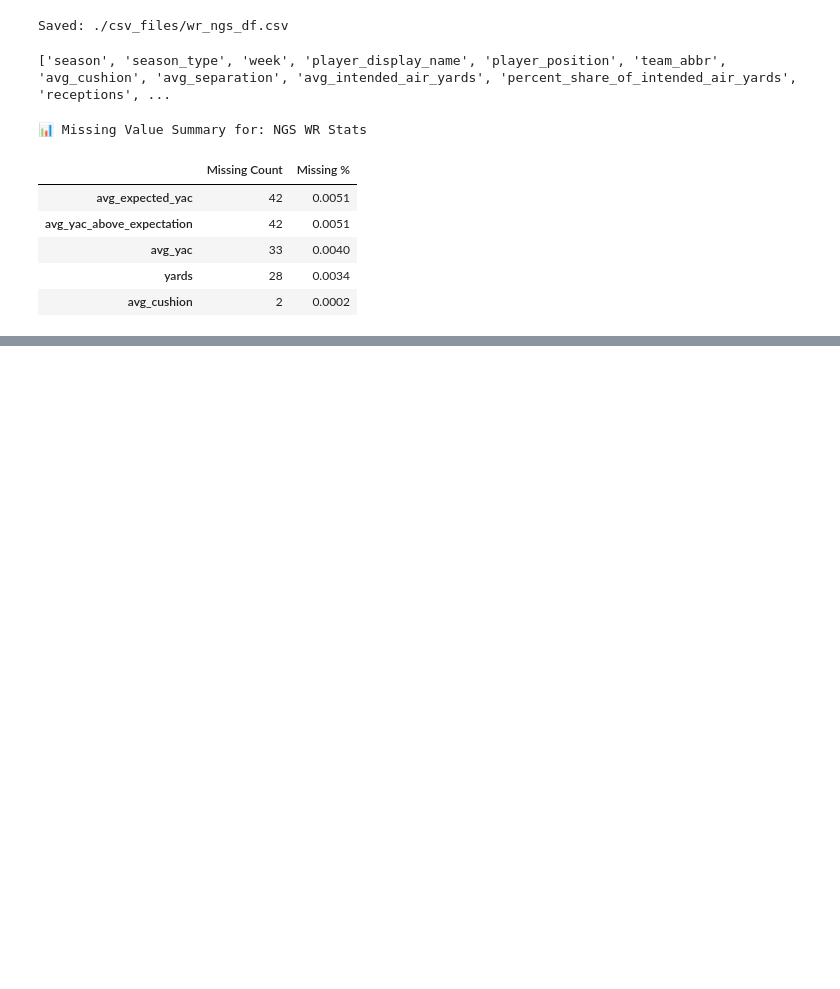
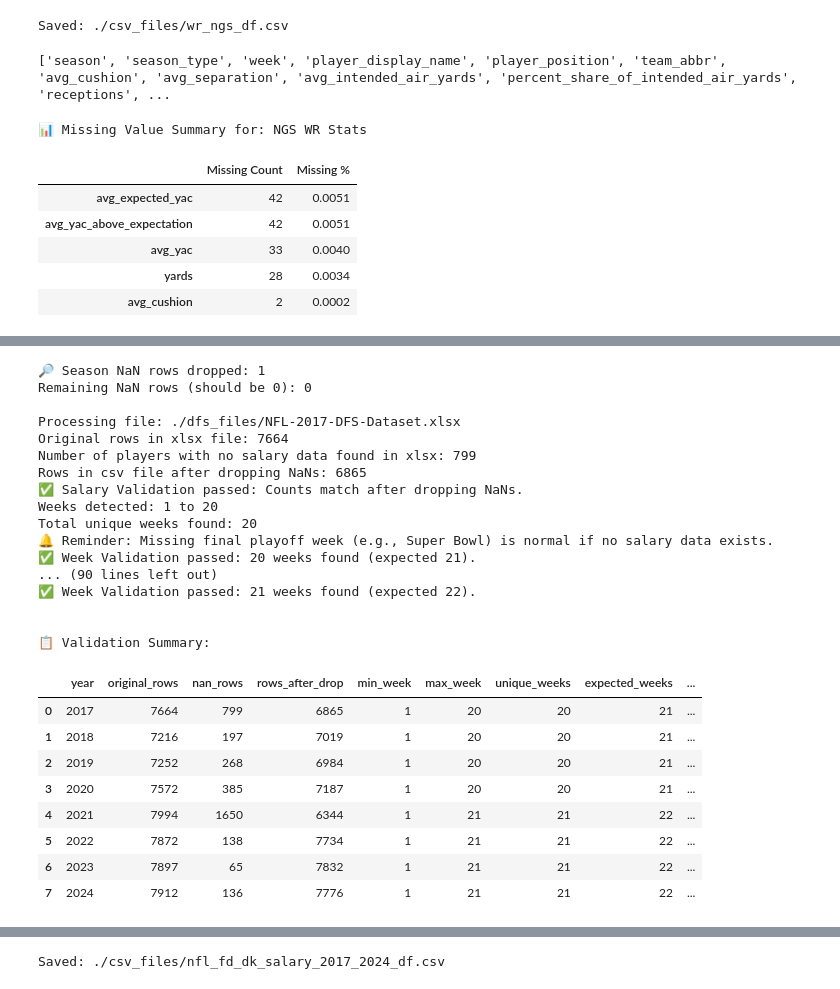
Before and after one commit to ARCtechmo/fanfav, a Jupyter notebook: wr_df_v2.ipynb, the cells around one changed output, grey strips where cells are left out. Cells and saved outputs as stored; diff of their text form; code cells hidden in the pictures; blank space fills up the shorter version.

```diff
--- a/wr_df_v2.ipynb
+++ b/wr_df_v2.ipynb
@@ -941,7 +1076,7 @@ def clean_column_dfs(col):
     )
 # %%
 # Read the excel files
-filepath = 'NFL-2024-DFS-Dataset.xlsx'
+filepath = './dfs_files/NFL-2024-DFS-Dataset.xlsx'
 dfs_raw = pd.read_excel(filepath, header=[0, 1])
 original_row_count = len(dfs_raw)
 
@@ -1085,7 +1227,7 @@ def create_DFS_dataframe(filepath, year):
 # output: data validation checks
 
 # Find all matching files
-file_list = sorted(glob.glob('NFL-*-DFS-Dataset.xlsx'))
+file_list = sorted(glob.glob('./dfs_files/NFL-*-DFS-Dataset.xlsx'))
 
 # Handle if no files found
 if not file_list:
@@ -1101,41 +1243,58 @@ else:
         file_years.append(int(year))
 
         year_df, validation_info = create_DFS_dataframe(file, year)
-
-        # ** csv file ***
-        # Save per-year CSV
-        # year_df.to_csv(f'nfl_fd_dk_salary_{year}.csv', index=False)
 
         # Append to master list
         all_years_dfs.append(year_df)
         validation_records.append(validation_info)
 
     # Create validation summary DataFrame
     validation_summary_df = pd.DataFrame(validation_records)
     print("\n📋 Validation Summary:")
     display(validation_summary_df)
 
     # Combine all years into one big dataframe
     nfl_fd_dk_salary_combined = pd.concat(all_years_dfs, ignore_index=True)
 
     # Determine latest season dynamically
     current_season = max(file_years)
 
     # Export final combined CSV
     final_filename = f'nfl_fd_dk_salary_2017_{current_season}.csv'
 
     # If the file already exists, create a backup
     if os.path.exists(final_filename):
         timestamp = datetime.now().strftime("%Y%m%d_%H%M%S")
         backup_filename = f'nfl_fd_dk_salary_2017_{current_season}_backup_{timestamp}.csv'
         shutil.copy(final_filename, backup_filename)
         print(f"🛡️ Backup created: {backup_filename}")
 
-
-    # *** csv file ***
-    # nfl_fd_dk_salary_combined.to_csv(final_filename, index=False)
-
-    print(f"\n✅ Final combined CSV saved as: {final_filename}")
-
     # Display a quick preview
     display(nfl_fd_dk_salary_combined.head())
+# %% [output]
+🔎 Season NaN rows dropped: 1
+Remaining NaN rows (should be 0): 0
+
+Processing file: ./dfs_files/NFL-2017-DFS-Dataset.xlsx
+Original rows in xlsx file: 7664
+Number of players with no salary data found in xlsx: 799
+Rows in csv file after dropping NaNs: 6865
+✅ Salary Validation passed: Counts match after dropping NaNs.
+Weeks detected: 1 to 20
+Total unique weeks found: 20
+🔔 Reminder: Missing final playoff week (e.g., Super Bowl) is normal if no salary data exists.
+✅ Week Validation passed: 20 weeks found (expected 21).
+... (90 lines left out)
+✅ Week Validation passed: 21 weeks found (expected 22).
+
+
+📋 Validation Summary:
+|  | year | original_rows | nan_rows | rows_after_drop | min_week | max_week | unique_weeks | expected_weeks | ... |
+| 0 | 2017 | 7664 | 799 | 6865 | 1 | 20 | 20 | 21 | ... |
+| 1 | 2018 | 7216 | 197 | 7019 | 1 | 20 | 20 | 21 | ... |
+| 2 | 2019 | 7252 | 268 | 6984 | 1 | 20 | 20 | 21 | ... |
+| 3 | 2020 | 7572 | 385 | 7187 | 1 | 20 | 20 | 21 | ... |
+| 4 | 2021 | 7994 | 1650 | 6344 | 1 | 21 | 21 | 22 | ... |
+| 5 | 2022 | 7872 | 138 | 7734 | 1 | 21 | 21 | 22 | ... |
+| 6 | 2023 | 7897 | 65 | 7832 | 1 | 21 | 21 | 22 | ... |
+| 7 | 2024 | 7912 | 136 | 7776 | 1 | 21 | 21 | 22 | ... |
@@ -1142,3 +1307,8 @@ else:
+# %%
+# csv file
+save_csv(nfl_fd_dk_salary_combined, f"nfl_fd_dk_salary_2017_{current_season}_df")
+# %% [output]
+Saved: ./csv_files/nfl_fd_dk_salary_2017_2024_df.csv
 # %%
 # ** WR dataframe of Fanduel and Draft Kings player Salaries **
 
```
Also changed, not shown: parts of 61 cells of this notebook.
